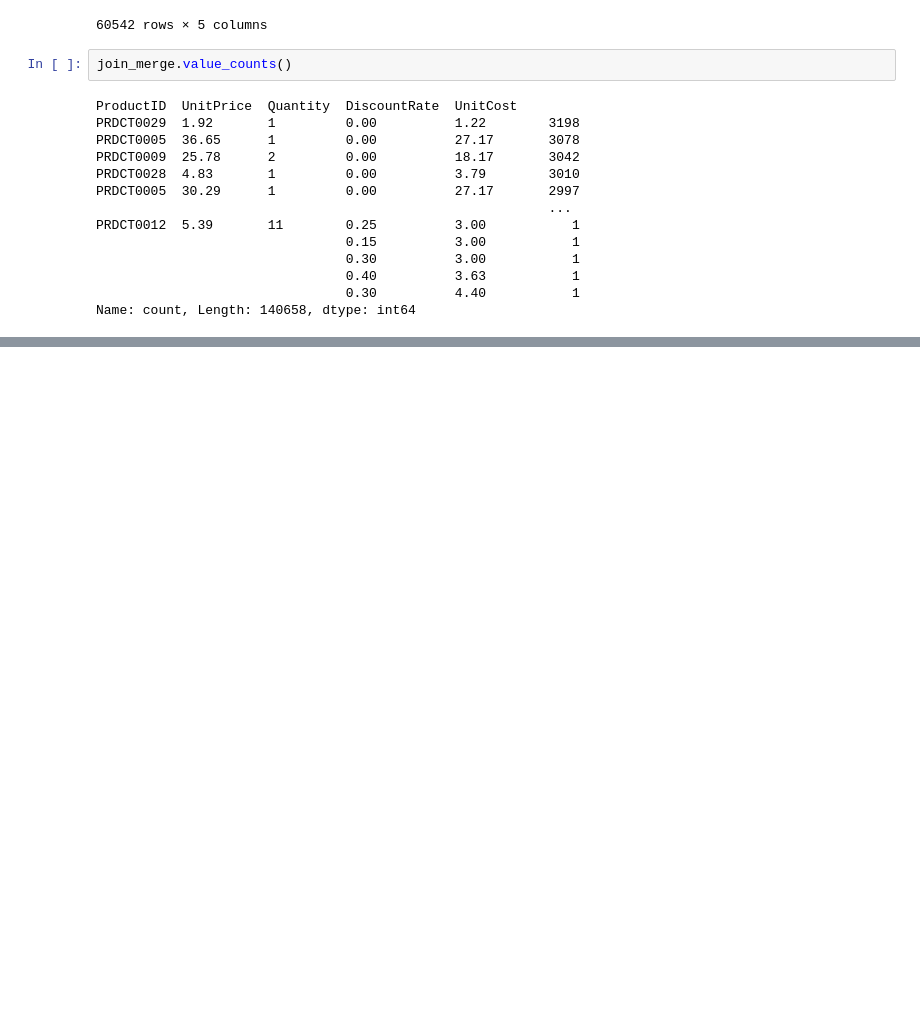
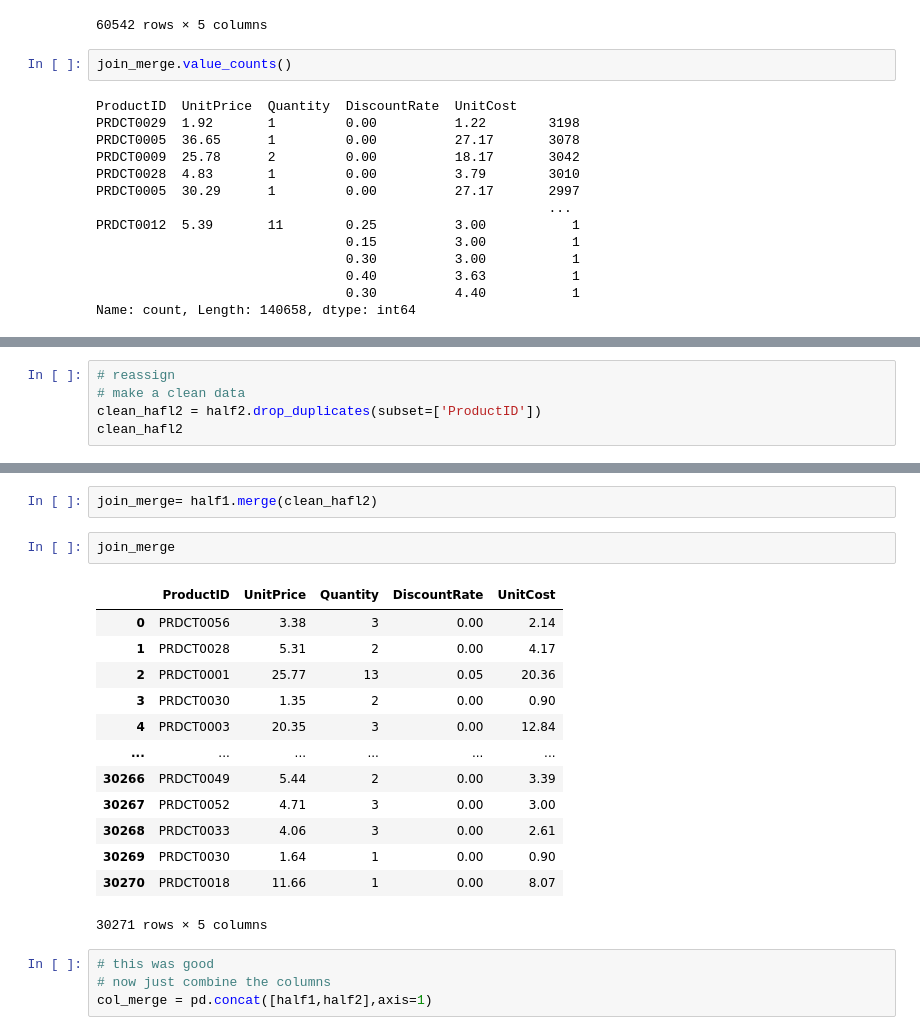
Before and after one commit to Fatima-Arain206/basics-of-python-and-python-libraries, a Jupyter notebook: Libraries/Pandas/Practice/GPT_TASK/Level1.ipynb, the cells around one changed output, grey strips where cells are left out. Cells and saved outputs as stored; diff of their text form; blank space fills up the shorter version.

```diff
--- a/Libraries/Pandas/Practice/GPT_TASK/Level1.ipynb
+++ b/Libraries/Pandas/Practice/GPT_TASK/Level1.ipynb
@@ -737,0 +791,5 @@ Name: count, Length: 140658, dtype: int64
+# %%
+# reassign
+# make a clean data
+clean_hafl2 = half2.drop_duplicates(subset=['ProductID'])
+clean_hafl2
@@ -737,0 +810,22 @@ Name: count, Length: 140658, dtype: int64
+# %%
+join_merge= half1.merge(clean_hafl2)
+# %%
+join_merge
+# %% [output]
+|  | ProductID | UnitPrice | Quantity | DiscountRate | UnitCost |
+| 0 | PRDCT0056 | 3.38 | 3 | 0.00 | 2.14 |
+| 1 | PRDCT0028 | 5.31 | 2 | 0.00 | 4.17 |
+| 2 | PRDCT0001 | 25.77 | 13 | 0.05 | 20.36 |
+| 3 | PRDCT0030 | 1.35 | 2 | 0.00 | 0.90 |
+| 4 | PRDCT0003 | 20.35 | 3 | 0.00 | 12.84 |
+| ... | ... | ... | ... | ... | ... |
+| 30266 | PRDCT0049 | 5.44 | 2 | 0.00 | 3.39 |
+| 30267 | PRDCT0052 | 4.71 | 3 | 0.00 | 3.00 |
+| 30268 | PRDCT0033 | 4.06 | 3 | 0.00 | 2.61 |
+| 30269 | PRDCT0030 | 1.64 | 1 | 0.00 | 0.90 |
+| 30270 | PRDCT0018 | 11.66 | 1 | 0.00 | 8.07 |
+30271 rows × 5 columns
+# %%
+# this was good
+# now just combine the columns
+col_merge = pd.concat([half1,half2],axis=1)
```
Also changed, not shown: parts of 22 cells of this notebook.
